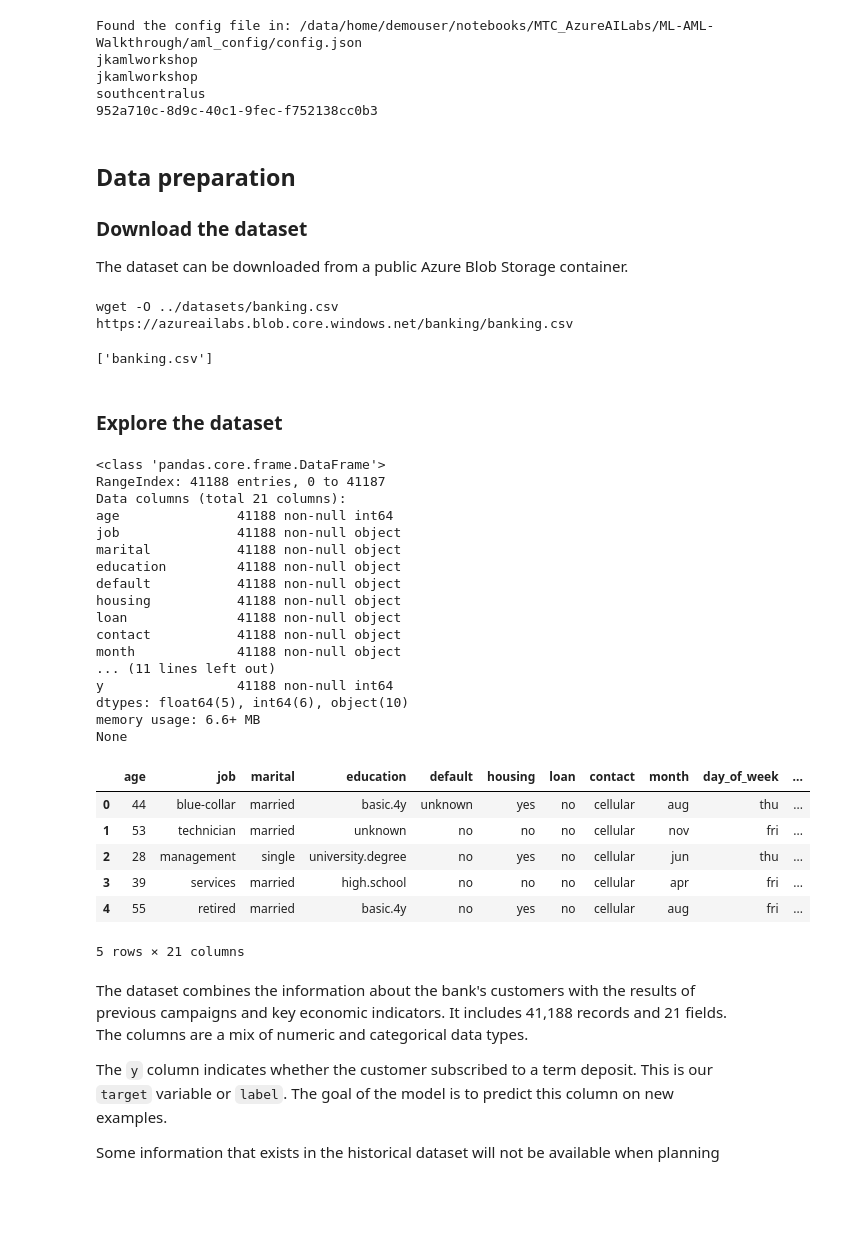
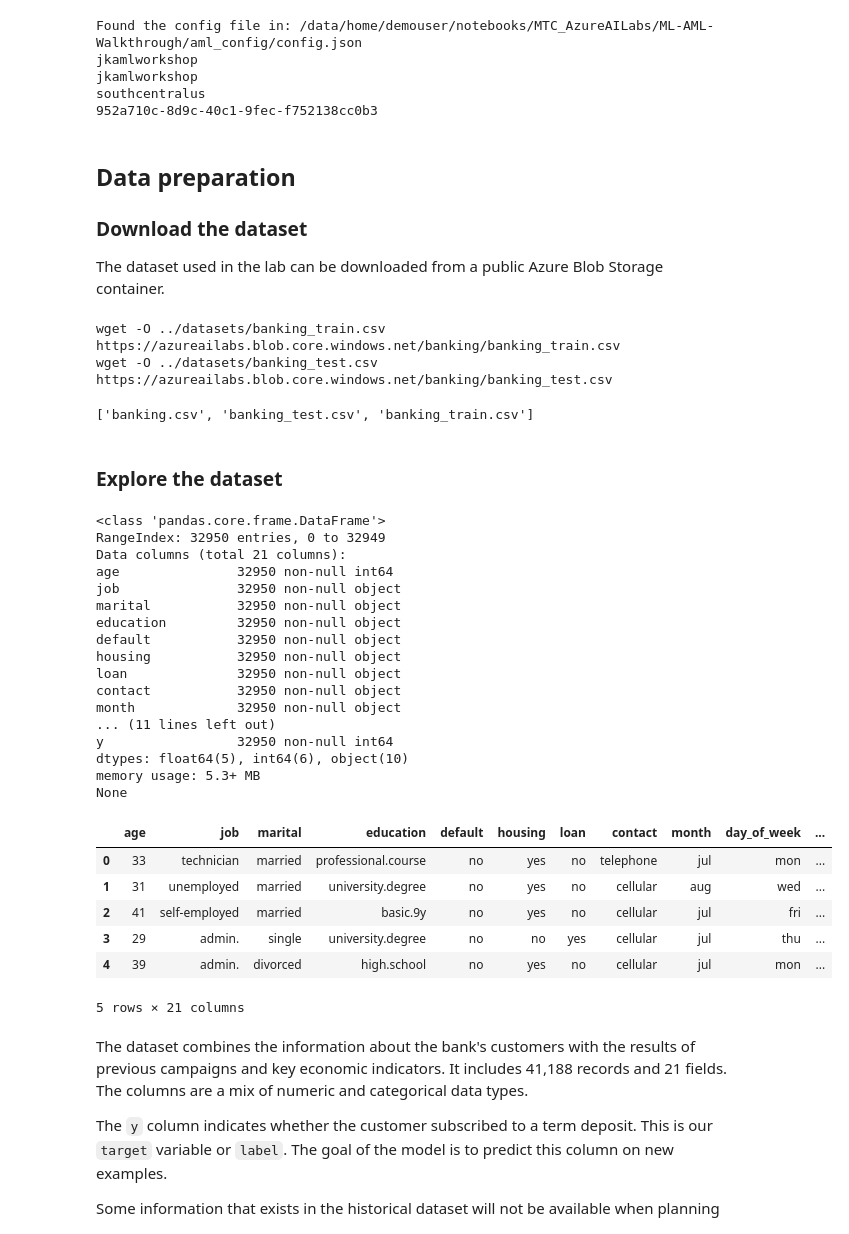
Before and after one commit to jakazmie/MTC_AzureAILabs, a Jupyter notebook: ML-AML-Walkthrough/01-Training/01-training.ipynb, the cells around one changed output. Saved outputs shown, nothing was run; the diff lists cells and outputs as text; code cells hidden in the pictures; blank space fills up the shorter version.

```diff
--- a/ML-AML-Walkthrough/01-Training/01-training.ipynb
+++ b/ML-AML-Walkthrough/01-Training/01-training.ipynb
@@ -43,57 +43,59 @@ southcentralus
 # %% [markdown]
 ## Data preparation
 ### Download the dataset
-The dataset can be downloaded from a public Azure Blob Storage container.
+The dataset used in the lab can be downloaded from a public Azure Blob Storage container.
 # %%
 import os
 
 folder = '../datasets'
-filename = 'banking.csv'
+filenames = ['banking_train.csv','banking_test.csv']
 os.makedirs(folder, exist_ok=True)
-downloadCommand = 'wget -O ''{0}/{1}'' ''https://azureailabs.blob.core.windows.net/banking/{1}'''.format(folder, filename)
-print(downloadCommand)
-os.system(downloadCommand)
+for filename in filenames:
+    downloadCommand = 'wget -O ''{0}/{1}'' ''https://azureailabs.blob.core.windows.net/banking/{1}'''.format(folder, filename)
+    print(downloadCommand)
+    os.system(downloadCommand)
 os.listdir(folder)
 # %% [output]
-wget -O ../datasets/banking.csv https://azureailabs.blob.core.windows.net/banking/banking.csv
+wget -O ../datasets/banking_train.csv https://azureailabs.blob.core.windows.net/banking/banking_train.csv
+wget -O ../datasets/banking_test.csv https://azureailabs.blob.core.windows.net/banking/banking_test.csv
-['banking.csv']
+['banking.csv', 'banking_test.csv', 'banking_train.csv']
 # %% [markdown]
 ### Explore the dataset
 # %%
 import numpy as np
 import pandas as pd
 import os
 
 folder = '../datasets'
-filename = 'banking.csv'
+filename = 'banking_train.csv'
 pathname = os.path.join(folder, filename)
-df_raw = pd.read_csv(pathname, delimiter=',')
-print(df_raw.info())
-df_raw.head()
+df = pd.read_csv(pathname, delimiter=',')
+print(df.info())
+df.head()
 # %% [output]
 <class 'pandas.core.frame.DataFrame'>
-RangeIndex: 41188 entries, 0 to 41187
+RangeIndex: 32950 entries, 0 to 32949
 Data columns (total 21 columns):
-age               41188 non-null int64
-job               41188 non-null object
-marital           41188 non-null object
-education         41188 non-null object
-default           41188 non-null object
-housing           41188 non-null object
-loan              41188 non-null object
-contact           41188 non-null object
-month             41188 non-null object
+age               32950 non-null int64
+job               32950 non-null object
+marital           32950 non-null object
+education         32950 non-null object
+default           32950 non-null object
+housing           32950 non-null object
+loan              32950 non-null object
+contact           32950 non-null object
+month             32950 non-null object
 ... (11 lines left out)
-y                 41188 non-null int64
+y                 32950 non-null int64
 dtypes: float64(5), int64(6), object(10)
-memory usage: 6.6+ MB
+memory usage: 5.3+ MB
 None
 |  | age | job | marital | education | default | housing | loan | contact | month | day_of_week | ... |
-| 0 | 44 | blue-collar | married | basic.4y | unknown | yes | no | cellular | aug | thu | ... |
-| 1 | 53 | technician | married | unknown | no | no | no | cellular | nov | fri | ... |
-| 2 | 28 | management | single | university.degree | no | yes | no | cellular | jun | thu | ... |
-| 3 | 39 | services | married | high.school | no | no | no | cellular | apr | fri | ... |
-| 4 | 55 | retired | married | basic.4y | no | yes | no | cellular | aug | fri | ... |
+| 0 | 33 | technician | married | professional.course | no | yes | no | telephone | jul | mon | ... |
+| 1 | 31 | unemployed | married | university.degree | no | yes | no | cellular | aug | wed | ... |
+| 2 | 41 | self-employed | married | basic.9y | no | yes | no | cellular | jul | fri | ... |
+| 3 | 29 | admin. | single | university.degree | no | no | yes | cellular | jul | thu | ... |
+| 4 | 39 | admin. | divorced | high.school | no | yes | no | cellular | jul | mon | ... |
 5 rows × 21 columns
 # %% [markdown]
 The dataset combines the information about the bank's customers with the results of previous campaigns and key economic indicators. It includes 41,188 records and 21 fields. The columns are a mix of numeric and categorical data types.
```
Also changed, not shown: parts of 38 cells of this notebook, 2 other files.
